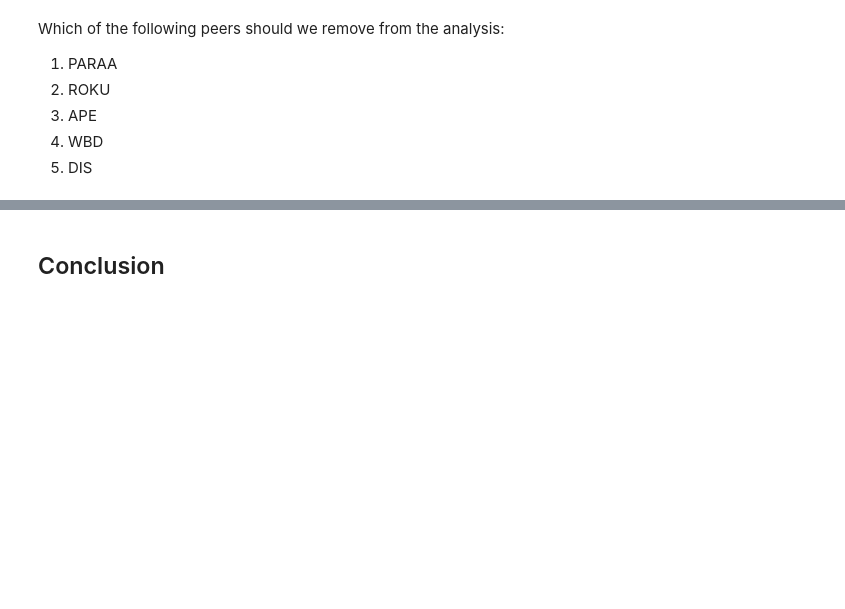
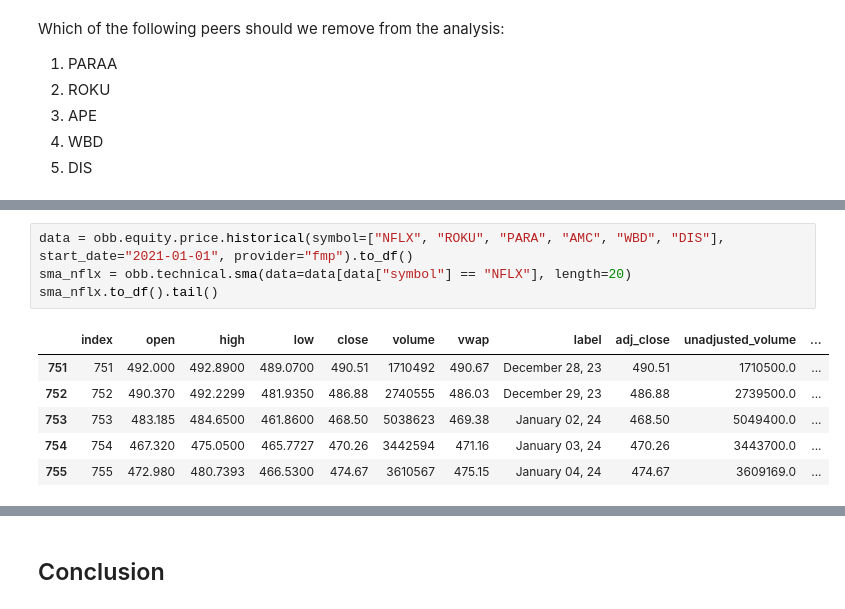
Before and after one commit to IgorWounds/openbb-game, a Jupyter notebook: IDEAS.ipynb, the cells around one changed output, grey strips where cells are left out. Saved outputs shown, nothing was run; the diff lists cells and outputs as text; blank space fills up the shorter version.

```diff
--- a/IDEAS.ipynb
+++ b/IDEAS.ipynb
@@ -261,0 +294,11 @@ Which of the following peers should we remove from the analysis:
+# %%
+data = obb.equity.price.historical(symbol=["NFLX", "ROKU", "PARA", "AMC", "WBD", "DIS"], start_date="2021-01-01", provider="fmp").to_df()
+sma_nflx = obb.technical.sma(data=data[data["symbol"] == "NFLX"], length=20)
+sma_nflx.to_df().tail()
+# %% [output]
+|  | index | open | high | low | close | volume | vwap | label | adj_close | unadjusted_volume | ... |
+| 751 | 751 | 492.000 | 492.8900 | 489.0700 | 490.51 | 1710492 | 490.67 | December 28, 23 | 490.51 | 1710500.0 | ... |
+| 752 | 752 | 490.370 | 492.2299 | 481.9350 | 486.88 | 2740555 | 486.03 | December 29, 23 | 486.88 | 2739500.0 | ... |
+| 753 | 753 | 483.185 | 484.6500 | 461.8600 | 468.50 | 5038623 | 469.38 | January 02, 24 | 468.50 | 5049400.0 | ... |
+| 754 | 754 | 467.320 | 475.0500 | 465.7727 | 470.26 | 3442594 | 471.16 | January 03, 24 | 470.26 | 3443700.0 | ... |
+| 755 | 755 | 472.980 | 480.7393 | 466.5300 | 474.67 | 3610567 | 475.15 | January 04, 24 | 474.67 | 3609169.0 | ... |
```
Also changed, not shown: parts of 23 cells of this notebook.
